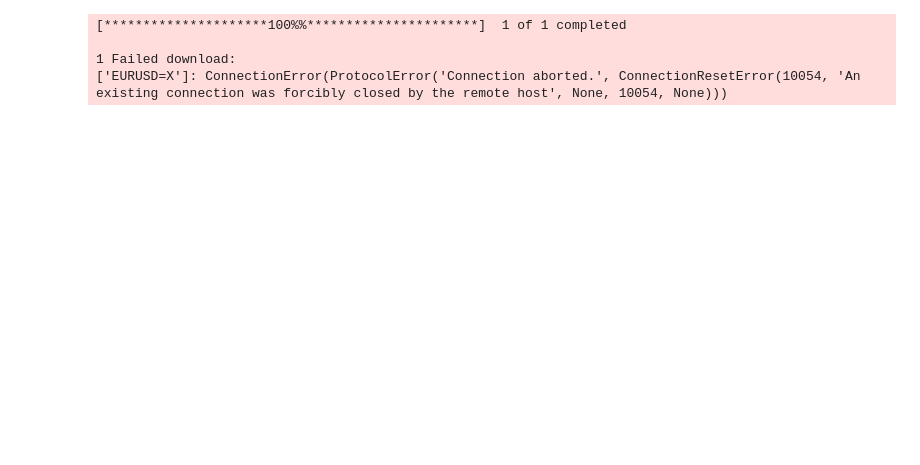
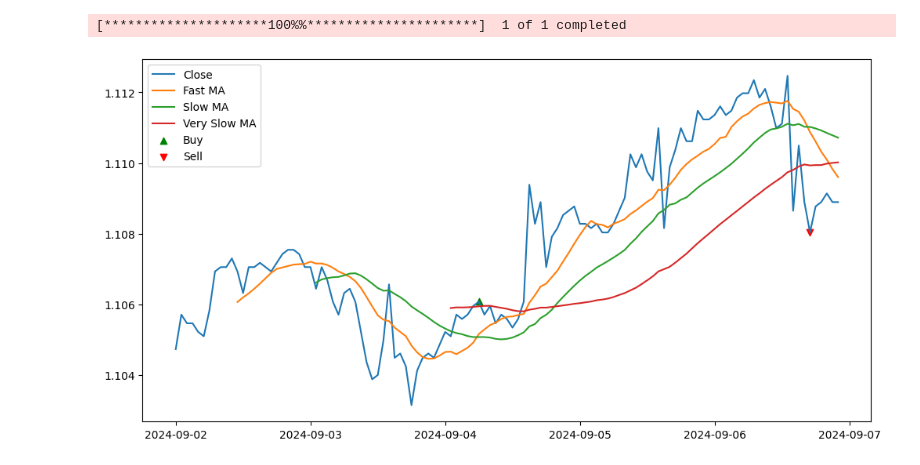
Before and after one commit to abenable/forex-bot, a Jupyter notebook: src/strategies/macd_sma.ipynb, the cells around one changed output. Cells and saved outputs as stored; diff of their text form; code cells hidden in the pictures; blank space fills up the shorter version.

Commit message:
refactor: Improve error handling and code structure in macd_sma.py

```diff
--- a/src/strategies/macd_sma.ipynb
+++ b/src/strategies/macd_sma.ipynb
@@ -6,24 +7,21 @@ from ta.trend import MACD, EMAIndicator, SMAIndicator
 # %%
-# Load and preprocess data
-def preprocess_data():
-    data = yf.download("EURUSD=x", period="5d", interval="1h")
-    data.index = pd.to_datetime(data.index)
-    data = data.drop(columns=['Adj Close', 'Volume'])
-    data = dropna(data)
-
-    # Initialize MACD Indicator
-    indicator_macd = MACD(close=data["Close"], window_slow=26, window_fast=12, window_sign=9)
-    data['macd'] = indicator_macd.macd()
-    data['signal'] = indicator_macd.macd_signal()
-    data['hist'] = indicator_macd.macd_diff()
-
-    # Initialize EMA Indicator
-    indicator_ema = EMAIndicator(close=data["Close"], window=20)
-    data['ema'] = indicator_ema.ema_indicator()
-
-    # Initialize SMA Indicator
-    indicator_sma = SMAIndicator(close=data["Close"], window=20)
-    data['sma'] = indicator_sma.sma_indicator()
-
-    return data
+# Load data
+data = yf.download("EURUSD=x", period="5d", interval="1h")
+data.index = pd.to_datetime(data.index)
+data = data.drop(columns=['Adj Close', 'Volume'])
+data = dropna(data)
+# %% [output]
+[*********************100%%**********************]  1 of 1 completed
+# %%
+# Define parameters
+fast_length = 12
+slow_length = 26
+signal_length = 9
+veryslow_length = 200
+
+# Calculate indicators
+macd = MACD(close=data["Close"], window_slow=26, window_fast=12, window_sign=9)
+fast_ma = SMAIndicator(data['Close'], window=12).sma_indicator()
+slow_ma = SMAIndicator(data['Close'], window=26).sma_indicator()
+veryslow_ma = SMAIndicator(data['Close'], 50).sma_indicator()
 # %%
@@ -67,10 +60,19 @@ def trading_strategy(data):
+# %%
+buy_signals = []
+sell_signals = []
+
+for buy, sell in strategy_logic(data, macd, fast_ma, slow_ma, veryslow_ma):
+    buy_signals.append(buy)
+    sell_signals.append(sell)
 # %%
-# Run the backtest
-if __name__ == "__main__":
-    data = preprocess_data()
-    results = trading_strategy(data)
+plt.figure(figsize=(12,6))
+plt.plot(data['Close'], label='Close')
+plt.plot(fast_ma, label='Fast MA')
+plt.plot(slow_ma, label='Slow MA')
+plt.plot(veryslow_ma, label='Very Slow MA')
+plt.scatter(data.index[buy_signals], data['Close'][buy_signals], label='Buy', marker='^', color='g')
+plt.scatter(data.index[sell_signals], data['Close'][sell_signals], label='Sell', marker='v', color='r')
+plt.legend()
+plt.show()
 # %% [output]
-[*********************100%%**********************]  1 of 1 completed
-
-1 Failed download:
-['EURUSD=X']: ConnectionError(ProtocolError('Connection aborted.', ConnectionResetError(10054, 'An existing connection was forcibly closed by the remote host', None, 10054, None)))
+[figure, added]
```
Also changed, not shown: parts of 3 cells of this notebook, 1 other file.
